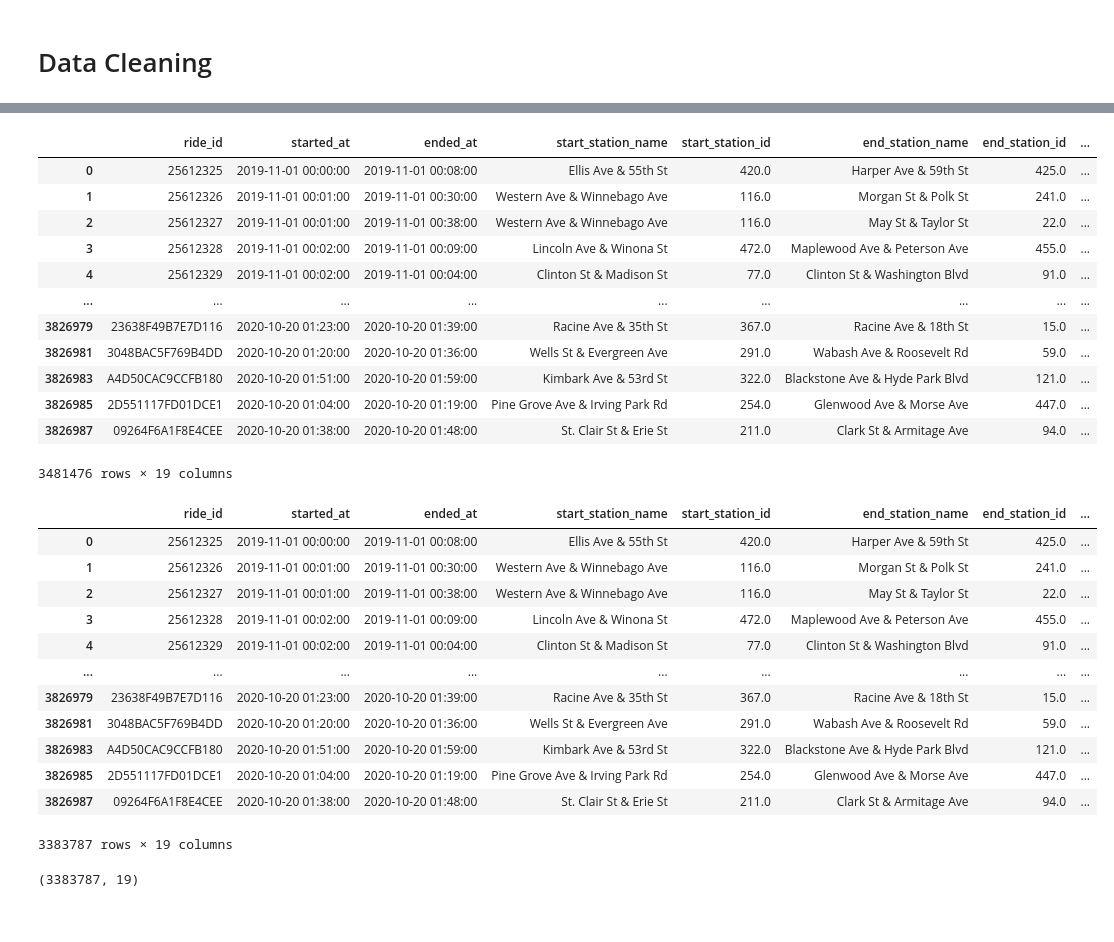
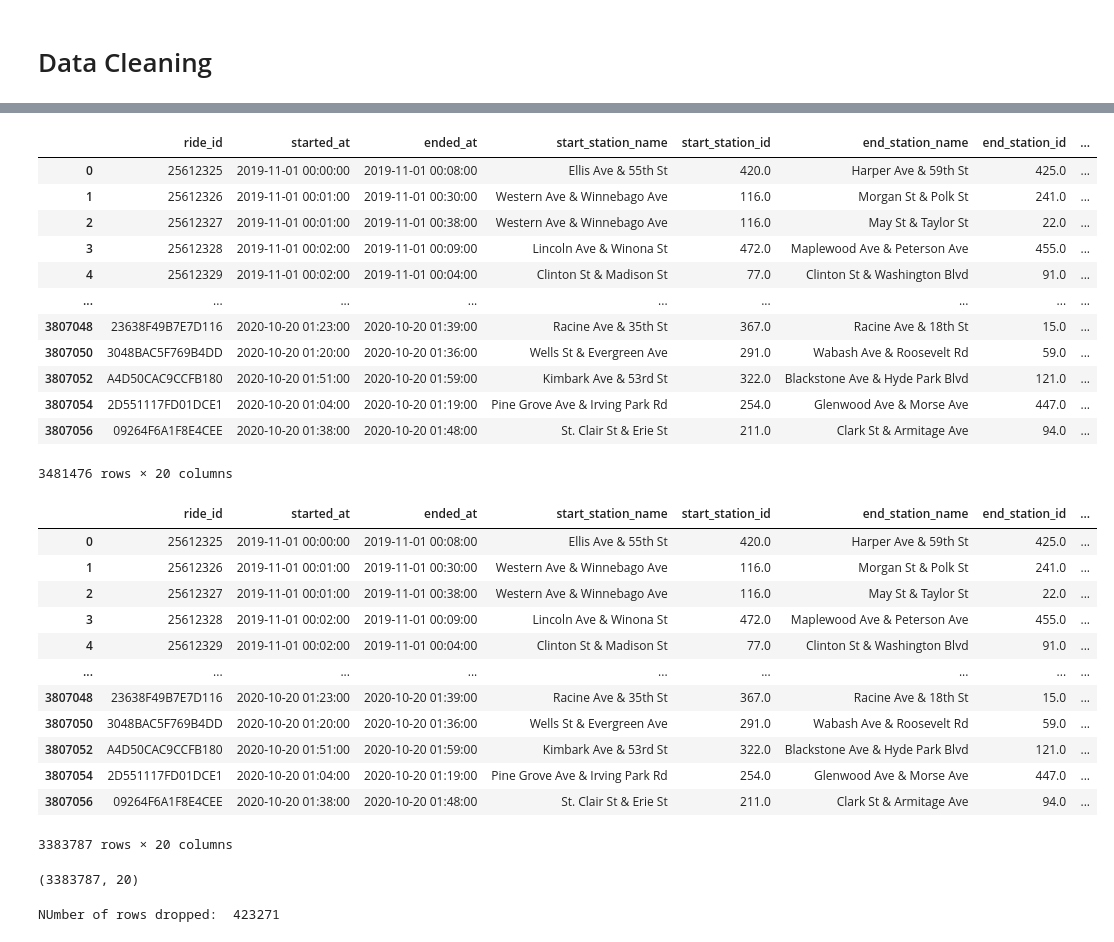
Before and after one commit to pranavshivk97/Divvy-Bike-Demand-Estimator, a Jupyter notebook: processing.ipynb, the cells around one changed output, grey strips where cells are left out. Cells and saved outputs as stored; diff of their text form; code cells hidden in the pictures.

```diff
--- a/processing.ipynb
+++ b/processing.ipynb
@@ -187,5 +629,5 @@ hols
 # %%
-final_merged_data = merged_df.merge(hols, how='inner', on=['Year', 'Month', 'Day'])
+final_merged_data = merged_df.merge(hol, how='inner', on=['Year', 'Month', 'Day'])
 final_merged_data.drop("Date", axis=1, inplace=True)
 final_merged_data
 # %% [output]
@@ -222,0 +665,2 @@ final_merged_data.loc[(final_merged_data['Month'] == 12) & (final_merged_data['D
+# %%
+final_merged_data.drop("Weekend", axis=1, inplace=True)
@@ -228,0 +689,5 @@ final_merged_data.shape
+# %%
+final_merged_data.reset_index(inplace=True)
+# %%
+final_merged_data.drop("level_0", inplace=True, axis=1)
+final_merged_data
@@ -236,23 +715,23 @@ Number of rows with missing values:  106525
 # %%
-final_merged_data.drop_duplicates(subset='ride_id', keep='first', inplace=True)
-final_merged_data
+cleaned_data = final_merged_data.drop_duplicates(subset='ride_id', keep='first')
+cleaned_data
 # %% [output]
 |  | ride_id | started_at | ended_at | start_station_name | start_station_id | end_station_name | end_station_id | ... |
 | 0 | 25612325 | 2019-11-01 00:00:00 | 2019-11-01 00:08:00 | Ellis Ave & 55th St | 420.0 | Harper Ave & 59th St | 425.0 | ... |
 | 1 | 25612326 | 2019-11-01 00:01:00 | 2019-11-01 00:30:00 | Western Ave & Winnebago Ave | 116.0 | Morgan St & Polk St | 241.0 | ... |
 | 2 | 25612327 | 2019-11-01 00:01:00 | 2019-11-01 00:38:00 | Western Ave & Winnebago Ave | 116.0 | May St & Taylor St | 22.0 | ... |
 | 3 | 25612328 | 2019-11-01 00:02:00 | 2019-11-01 00:09:00 | Lincoln Ave & Winona St | 472.0 | Maplewood Ave & Peterson Ave | 455.0 | ... |
 | 4 | 25612329 | 2019-11-01 00:02:00 | 2019-11-01 00:04:00 | Clinton St & Madison St | 77.0 | Clinton St & Washington Blvd | 91.0 | ... |
 | ... | ... | ... | ... | ... | ... | ... | ... | ... |
-| 3826979 | 23638F49B7E7D116 | 2020-10-20 01:23:00 | 2020-10-20 01:39:00 | Racine Ave & 35th St | 367.0 | Racine Ave & 18th St | 15.0 | ... |
-| 3826981 | 3048BAC5F769B4DD | 2020-10-20 01:20:00 | 2020-10-20 01:36:00 | Wells St & Evergreen Ave | 291.0 | Wabash Ave & Roosevelt Rd | 59.0 | ... |
-| 3826983 | A4D50CAC9CCFB180 | 2020-10-20 01:51:00 | 2020-10-20 01:59:00 | Kimbark Ave & 53rd St | 322.0 | Blackstone Ave & Hyde Park Blvd | 121.0 | ... |
-| 3826985 | 2D551117FD01DCE1 | 2020-10-20 01:04:00 | 2020-10-20 01:19:00 | Pine Grove Ave & Irving Park Rd | 254.0 | Glenwood Ave & Morse Ave | 447.0 | ... |
-| 3826987 | 09264F6A1F8E4CEE | 2020-10-20 01:38:00 | 2020-10-20 01:48:00 | St. Clair St & Erie St | 211.0 | Clark St & Armitage Ave | 94.0 | ... |
+| 3807048 | 23638F49B7E7D116 | 2020-10-20 01:23:00 | 2020-10-20 01:39:00 | Racine Ave & 35th St | 367.0 | Racine Ave & 18th St | 15.0 | ... |
+| 3807050 | 3048BAC5F769B4DD | 2020-10-20 01:20:00 | 2020-10-20 01:36:00 | Wells St & Evergreen Ave | 291.0 | Wabash Ave & Roosevelt Rd | 59.0 | ... |
+| 3807052 | A4D50CAC9CCFB180 | 2020-10-20 01:51:00 | 2020-10-20 01:59:00 | Kimbark Ave & 53rd St | 322.0 | Blackstone Ave & Hyde Park Blvd | 121.0 | ... |
+| 3807054 | 2D551117FD01DCE1 | 2020-10-20 01:04:00 | 2020-10-20 01:19:00 | Pine Grove Ave & Irving Park Rd | 254.0 | Glenwood Ave & Morse Ave | 447.0 | ... |
+| 3807056 | 09264F6A1F8E4CEE | 2020-10-20 01:38:00 | 2020-10-20 01:48:00 | St. Clair St & Erie St | 211.0 | Clark St & Armitage Ave | 94.0 | ... |
-3481476 rows × 19 columns
+3481476 rows × 20 columns
 # %%
-final_merged_data.dropna(inplace=True)
-final_merged_data
+cleaned_data.dropna(inplace=True)
+cleaned_data
 # %% [output]
 |  | ride_id | started_at | ended_at | start_station_name | start_station_id | end_station_name | end_station_id | ... |
 | 0 | 25612325 | 2019-11-01 00:00:00 | 2019-11-01 00:08:00 | Ellis Ave & 55th St | 420.0 | Harper Ave & 59th St | 425.0 | ... |
@@ -261,14 +740,18 @@ final_merged_data
 | 3 | 25612328 | 2019-11-01 00:02:00 | 2019-11-01 00:09:00 | Lincoln Ave & Winona St | 472.0 | Maplewood Ave & Peterson Ave | 455.0 | ... |
 | 4 | 25612329 | 2019-11-01 00:02:00 | 2019-11-01 00:04:00 | Clinton St & Madison St | 77.0 | Clinton St & Washington Blvd | 91.0 | ... |
 | ... | ... | ... | ... | ... | ... | ... | ... | ... |
-| 3826979 | 23638F49B7E7D116 | 2020-10-20 01:23:00 | 2020-10-20 01:39:00 | Racine Ave & 35th St | 367.0 | Racine Ave & 18th St | 15.0 | ... |
-| 3826981 | 3048BAC5F769B4DD | 2020-10-20 01:20:00 | 2020-10-20 01:36:00 | Wells St & Evergreen Ave | 291.0 | Wabash Ave & Roosevelt Rd | 59.0 | ... |
-| 3826983 | A4D50CAC9CCFB180 | 2020-10-20 01:51:00 | 2020-10-20 01:59:00 | Kimbark Ave & 53rd St | 322.0 | Blackstone Ave & Hyde Park Blvd | 121.0 | ... |
-| 3826985 | 2D551117FD01DCE1 | 2020-10-20 01:04:00 | 2020-10-20 01:19:00 | Pine Grove Ave & Irving Park Rd | 254.0 | Glenwood Ave & Morse Ave | 447.0 | ... |
-| 3826987 | 09264F6A1F8E4CEE | 2020-10-20 01:38:00 | 2020-10-20 01:48:00 | St. Clair St & Erie St | 211.0 | Clark St & Armitage Ave | 94.0 | ... |
+| 3807048 | 23638F49B7E7D116 | 2020-10-20 01:23:00 | 2020-10-20 01:39:00 | Racine Ave & 35th St | 367.0 | Racine Ave & 18th St | 15.0 | ... |
+| 3807050 | 3048BAC5F769B4DD | 2020-10-20 01:20:00 | 2020-10-20 01:36:00 | Wells St & Evergreen Ave | 291.0 | Wabash Ave & Roosevelt Rd | 59.0 | ... |
+| 3807052 | A4D50CAC9CCFB180 | 2020-10-20 01:51:00 | 2020-10-20 01:59:00 | Kimbark Ave & 53rd St | 322.0 | Blackstone Ave & Hyde Park Blvd | 121.0 | ... |
+| 3807054 | 2D551117FD01DCE1 | 2020-10-20 01:04:00 | 2020-10-20 01:19:00 | Pine Grove Ave & Irving Park Rd | 254.0 | Glenwood Ave & Morse Ave | 447.0 | ... |
+| 3807056 | 09264F6A1F8E4CEE | 2020-10-20 01:38:00 | 2020-10-20 01:48:00 | St. Clair St & Erie St | 211.0 | Clark St & Armitage Ave | 94.0 | ... |
-3383787 rows × 19 columns
+3383787 rows × 20 columns
 # %%
-final_merged_data.shape
+cleaned_data.shape
 # %% [output]
-(3383787, 19)
+(3383787, 20)
+# %%
+print("NUmber of rows dropped: ", final_merged_data.shape[0] - cleaned_data.shape[0])
+# %% [output]
+NUmber of rows dropped:  423271
 # %%
```
Also changed, not shown: parts of 47 cells of this notebook.
